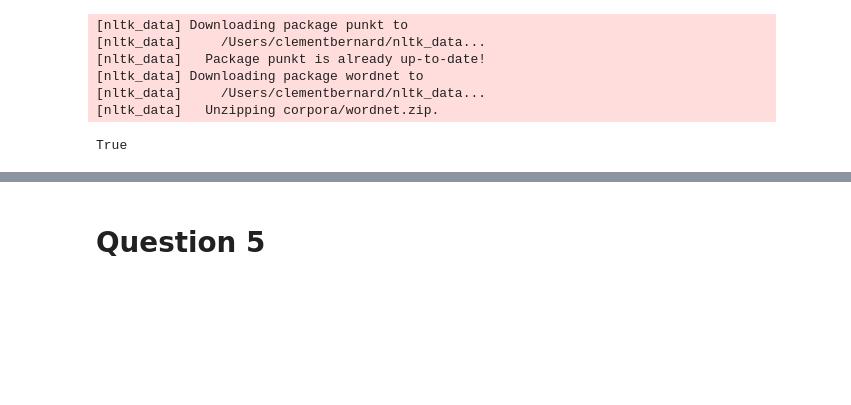
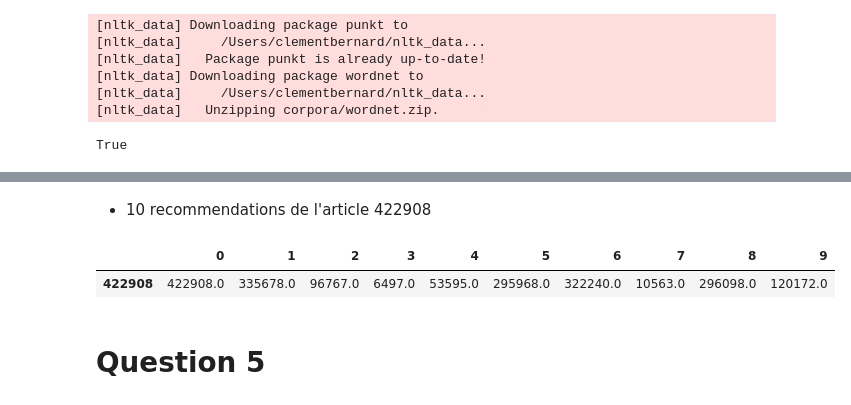
Before and after one commit to clementbernardd/LOG6308, a Jupyter notebook: TP2/TP2_groupe7.ipynb, the cells around one changed output, grey strips where cells are left out. Cells and saved outputs as stored; diff of their text form; code cells hidden in the pictures; blank space fills up the shorter version.

```diff
--- a/TP2/TP2_groupe7.ipynb
+++ b/TP2/TP2_groupe7.ipynb
@@ -271,3 +338,27 @@ term_document = create_term_document_matrix()
+# %%
+def get_recommendation_term_document(m = term_document , N=10) :
+    ''' Return the top N recommendation using the cosine similarity '''
+    # Get the similarity for each user
+    df_sim = pd.DataFrame(cosine_similarity(m.T,m.T), index = m.columns, columns = m.columns)
+    # Get the indexes that maximises the cosine similarity
+    idx = (-df_sim.values).argsort()
+    # Keep the N max
+    idx = idx[:,:N]
+    # Convert the indexes into article indexes
+    article_idx = np.zeros(idx.shape)
+    for i,index in enumerate(idx) :
+        for j,index_ in enumerate(index) :
+            article_idx[i,j] = m.columns[index_]
+    return pd.DataFrame(article_idx, index = m.columns)
+# %%
+df_sim_term_document = get_recommendation_term_document(m =term_document)
+# %% [markdown]
+- 10 recommendations de l'article 422908
+# %%
+df_sim_term_document[df_sim_term_document.index == 422908]
+# %% [output]
+|  | 0 | 1 | 2 | 3 | 4 | 5 | 6 | 7 | 8 | 9 |
+| 422908 | 422908.0 | 335678.0 | 96767.0 | 6497.0 | 53595.0 | 295968.0 | 322240.0 | 10563.0 | 296098.0 | 120172.0 |
 # %% [markdown]
 # Question 5
 # %%
```
Also changed, not shown: parts of 13 cells of this notebook.
